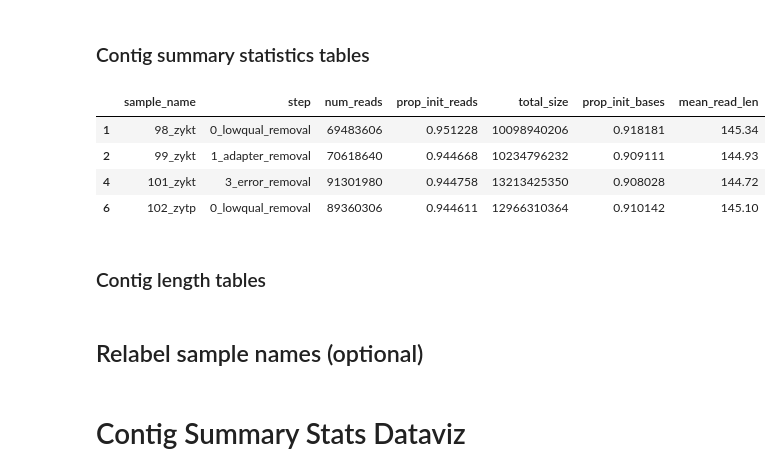
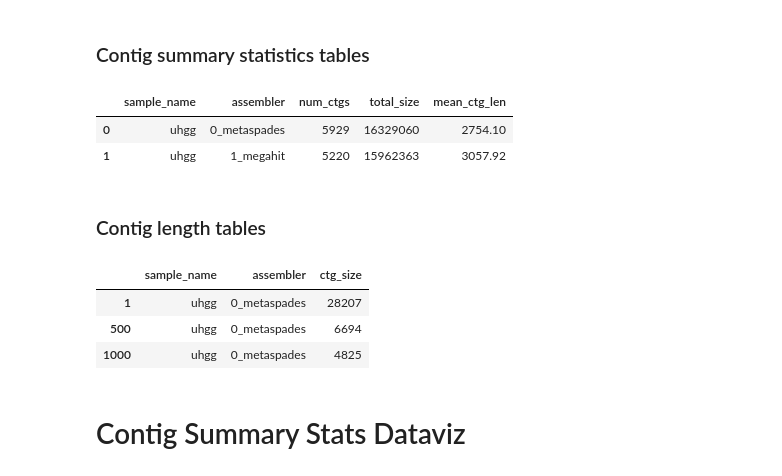
Before and after one commit to Meta-CAMP/camp_short-read-assembly, a Jupyter notebook: Dataviz.ipynb, the cells around one changed output. Drawn from its saved outputs; the diff is of its cells as text; code cells hidden in the pictures.

```diff
--- a/Dataviz.ipynb
+++ b/Dataviz.ipynb
@@ -49,10 +39,24 @@ sns.set()
 # %%
 # Customize here
 # Add contig summary statistics tables for each sample set to a list
-work_dir = ''
-sample_nums = ['98', '99']
-stats_lst = []
-lens_lst = []
-for s in sample_nums:
-    stats_lst.append(join(work_dir, s, 'ctg_stats.csv'))
-    lens_lst.append(join(work_dir, s, 'ctg_lens.csv'))
+stats_lst = ['test_data/test_out/short-read-assembly/final_reports/ctg_stats.csv']
+lens_lst = ['test_data/test_out/short-read-assembly/final_reports/ctg_lens.csv']
+out_dir = 'test_data/test_out/dataviz'
+
+# If applicable, rename the samples in the table and/or set display names
+samples_ordered = ['uhgg']
+samples_labeled = ['UHGG'] # Optional- can also be merged_df['sample_name']
+
+# If applicable (i.e.: used more than one assembler), set display names of the assemblers
+# If not applicable (i.e.: only used one), leave the list empty
+assembs_labeled = ['MetaSPAdes', 'Megahit']
+
+# The number of colour lists is equal to the number of samples, and the number
+# of colours in each list is equal to the number of assemblers used on the sample.
+# Here, I have 1 colour per list because I'm only using metaSPAdes.
+# If you used both metaSPAdes and Megahit, add the second colour to the list.
+sample_asm_colours = [['#ffa600', '#ffD832']]
+#                    ['#ff6361'], #ff9593
+#                    ['#bc5090'], #ee82C2
+#                    ['#58508d']] #8a82bf
+#                    ['#003F5C']] #32718E
@@ -72,17 +63,15 @@ samples_named = ['Zymo Kit', 'Zymo\nThree-Peaks', 'Phase'] # merged_df['sample_n
 # %%
 # Merge the sample set dataframes and check their contents
 df_lst = []
 for df in stats_lst:
     df_lst.append(pd.read_csv(df, header = 0))
-merged_df = pd.concat(df_lst)
+stats_df = pd.concat(df_lst)
 
-merged_df.iloc[[1,5,10],:]
+stats_df
 # %% [output]
-|  | sample_name | step | num_reads | prop_init_reads | total_size | prop_init_bases | mean_read_len |
-| 1 | 98_zykt | 0_lowqual_removal | 69483606 | 0.951228 | 10098940206 | 0.918181 | 145.34 |
-| 2 | 99_zykt | 1_adapter_removal | 70618640 | 0.944668 | 10234796232 | 0.909111 | 144.93 |
-| 4 | 101_zykt | 3_error_removal | 91301980 | 0.944758 | 13213425350 | 0.908028 | 144.72 |
-| 6 | 102_zytp | 0_lowqual_removal | 89360306 | 0.944611 | 12966310364 | 0.910142 | 145.10 |
+|  | sample_name | assembler | num_ctgs | total_size | mean_ctg_len |
+| 0 | uhgg | 0_metaspades | 5929 | 16329060 | 2754.10 |
+| 1 | uhgg | 1_megahit | 5220 | 15962363 | 3057.92 |
 # %% [markdown]
 ### Contig length tables
 # %%
@@ -93,5 +82,8 @@ for df in lens_lst:
 lengths_df = pd.concat(df_lst)
 
 lengths_df.iloc[[1,500,1000],:]
+# %% [output]
+|  | sample_name | assembler | ctg_size |
+| 1 | uhgg | 0_metaspades | 28207 |
+| 500 | uhgg | 0_metaspades | 6694 |
+| 1000 | uhgg | 0_metaspades | 4825 |
-# %% [markdown]
-## Relabel sample names (optional)
```
Also changed, not shown: parts of 17 cells of this notebook, 18 other files.
